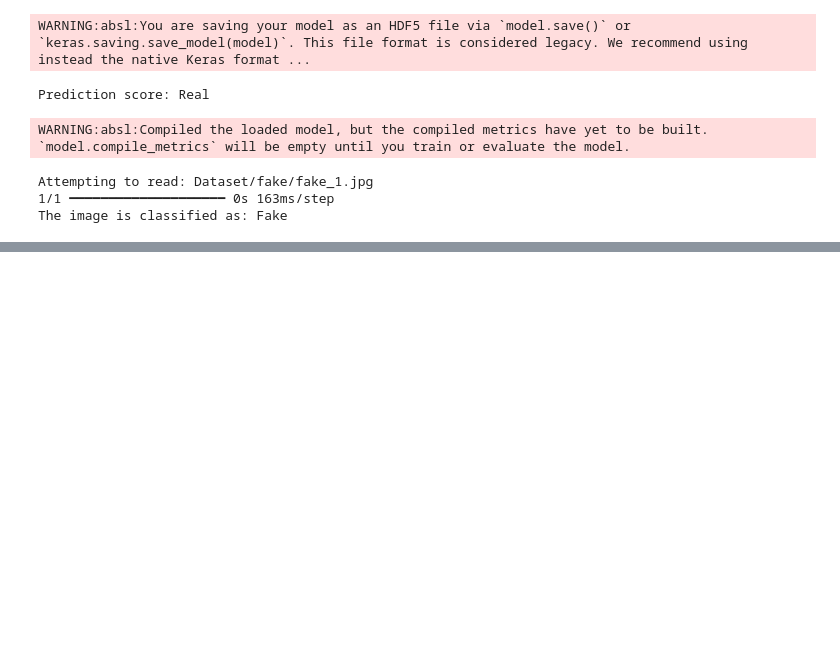
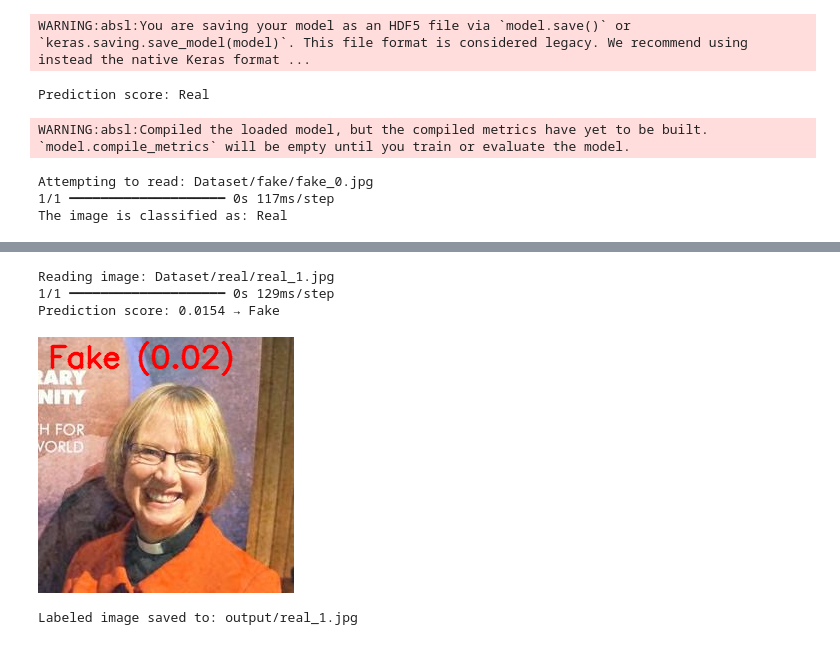
Before and after one commit to arlakhan/Deep-Fake-Detection, a Jupyter notebook: basic_deep_fake.ipynb, the cells around one changed output, grey strips where cells are left out. Drawn from its saved outputs; the diff is of its cells as text; code cells hidden in the pictures; blank space fills up the shorter version.

```diff
--- a/basic_deep_fake.ipynb
+++ b/basic_deep_fake.ipynb
@@ -240,8 +239,8 @@ def classify_image(image_path):
     return "Fake" if prediction > 0.5 else "Real"
 
 # Example usage
-#image_to_test = "Dataset/real/real_10.jpg"
-image_to_test = "Dataset/fake/fake_1.jpg"
+#image_to_test = "Dataset/real/real_1.jpg"
+image_to_test = "Dataset/fake/fake_0.jpg"
 try:
     result = classify_image(image_to_test)
     print(f"The image is classified as: {result}")
@@ -249,6 +248,64 @@ except ValueError as e:
     print(e)
 # %% [output]
 WARNING:absl:Compiled the loaded model, but the compiled metrics have yet to be built. `model.compile_metrics` will be empty until you train or evaluate the model.
-Attempting to read: Dataset/fake/fake_1.jpg
-1/1 ━━━━━━━━━━━━━━━━━━━━ 0s 163ms/step
-The image is classified as: Fake
+Attempting to read: Dataset/fake/fake_0.jpg
+1/1 ━━━━━━━━━━━━━━━━━━━━ 0s 117ms/step
+The image is classified as: Real
+# %%
+import tensorflow as tf
+import cv2
+import numpy as np
+import os
+from google.colab.patches import cv2_imshow  # ✅ Import Colab-specific display
+
+# Load model
+model = tf.keras.models.load_model("deepfake_detection_model.h5")
+
+# Image settings
+img_size = (128, 128)
+
+def classify_and_label_image(image_path, threshold=0.5):
+    print(f"\nReading image: {image_path}")
+    original_img = cv2.imread(image_path)
+    if original_img is None:
+        raise ValueError(f"Could not load image at {image_path}")
+
+    # Preprocess for prediction
+    img_resized = cv2.resize(original_img, img_size)
+    img_input = img_resized.astype(np.float32) / 255.0
+    img_input = np.expand_dims(img_input, axis=0)
+
+    # Predict
+    prediction = model.predict(img_input)
+    score = prediction[0][0]
+    label = "Real" if score >= threshold else "Fake"
+    print(f"Prediction score: {score:.4f} → {label}")
+
+    # Draw label on original image
+    display_img = original_img.copy()
+    font = cv2.FONT_HERSHEY_SIMPLEX
+    color = (0, 255, 0) if label == "Real" else (0, 0, 255)
+    label_text = f"{label} ({score:.2f})"
+    cv2.putText(display_img, label_text, (10, 30), font, 1, color, 2, cv2.LINE_AA)
+
+    # ✅ Show image in Colab
+    cv2_imshow(display_img)
+
+    # Optionally save the labeled image
+    output_path = os.path.join("output", os.path.basename(image_path))
+    os.makedirs("output", exist_ok=True)
+    cv2.imwrite(output_path, display_img)
+    print(f"Labeled image saved to: {output_path}")
+
+# Test images
+test_images = [
+    "Dataset/real/real_1.jpg",
+    "Dataset/fake/fake_0.jpg"
+]
+
+for img in test_images:
+    try:
+        classify_and_label_image(img)
+    except ValueError as e:
+        print(e)
+# %% [output]
@@ -254,0 +313,5 @@ The image is classified as: Fake
+Reading image: Dataset/real/real_1.jpg
+1/1 ━━━━━━━━━━━━━━━━━━━━ 0s 129ms/step
+Prediction score: 0.0154 → Fake
+[figure, added]
+Labeled image saved to: output/real_1.jpg
```
Also changed, not shown: parts of 5 cells of this notebook.
